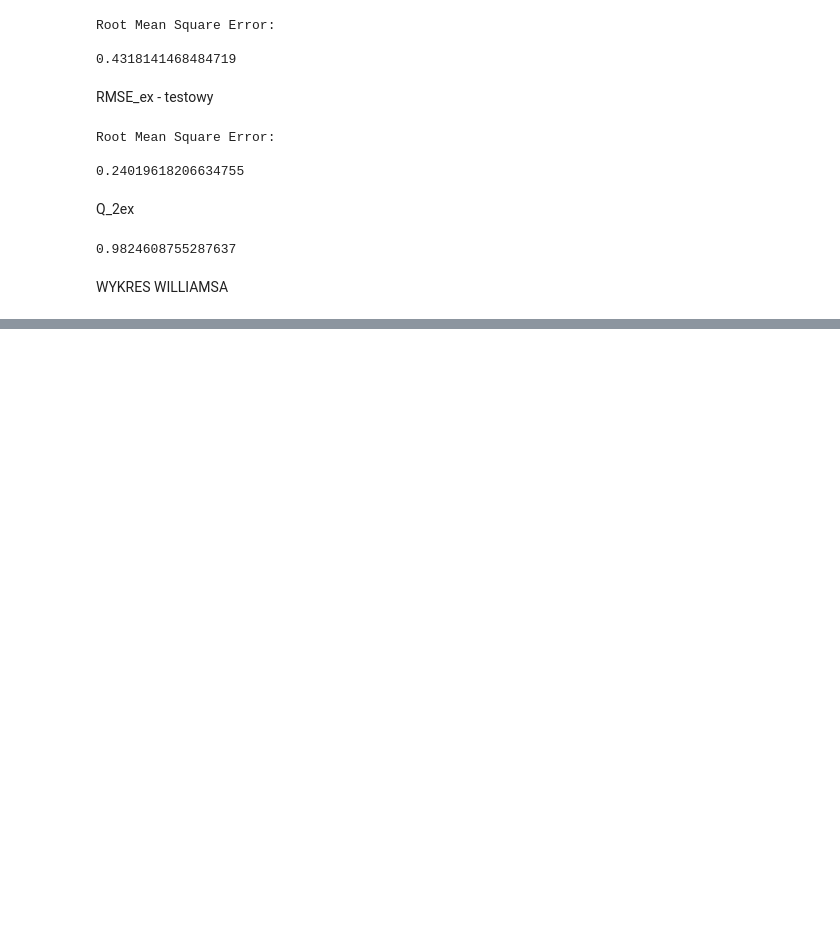
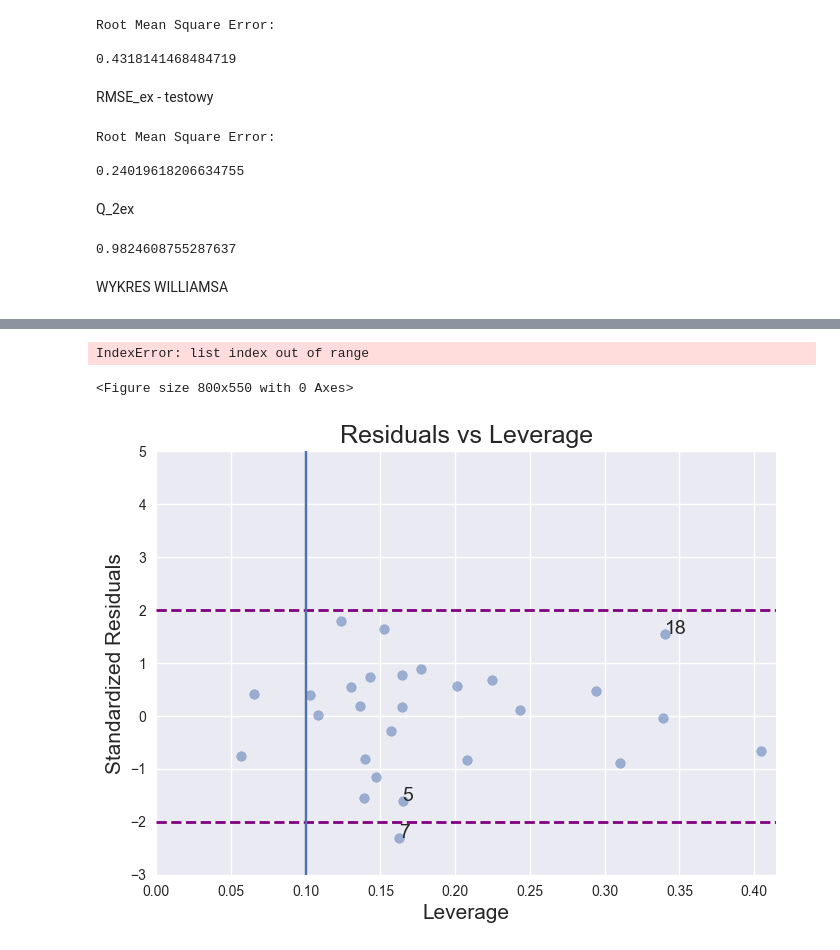
Before and after one commit to Miczel00/machine-learning, a Jupyter notebook: zaj1/main.ipynb, the cells around one changed output, grey strips where cells are left out. Saved outputs shown, nothing was run; the diff lists cells and outputs as text; code cells hidden in the pictures; blank space fills up the shorter version.

```diff
--- a/zaj1/main.ipynb
+++ b/zaj1/main.ipynb
@@ -159,0 +186,16 @@ NameError: name 'logKCTAB' is not defined
+# %%
+treningowe = dane_leki[dane_leki['Zbiór']=='t']
+# %%
+X_ols = treningowe[["logKCTAB","CATS3D_00_DD",'CATS3D_09_AL','CATS3D_00_AA']]
+Y_ols = treningowe[['logK HSA']]
+# %%
+X = X_ols
+y = Y_ols
+
+
+# generate OLS model
+model = sm.OLS(y, sm.add_constant(X))
+model_fit = model.fit()
+
+# create dataframe from X, y for easier plot handling
+dataframe = pd.concat([X, y], axis=1)
@@ -159,0 +222,54 @@ NameError: name 'logKCTAB' is not defined
+# %%
+# model values
+model_fitted_y = model_fit.fittedvalues
+# model residuals
+model_residuals = model_fit.resid
+# normalized residuals
+model_norm_residuals = model_fit.get_influence().resid_studentized_internal
+# absolute squared normalized residuals
+model_norm_residuals_abs_sqrt = np.sqrt(np.abs(model_norm_residuals))
+# absolute residuals
+model_abs_resid = np.abs(model_residuals)
+# leverage, from statsmodels internals
+model_leverage = model_fit.get_influence().hat_matrix_diag
+# cook's distance, from statsmodels internals
+model_cooks = model_fit.get_influence().cooks_distance[0]
+
+plot_lm_1 = plt.figure()
+# plot_lm_1.axes[0] = sns.residplot(model_fitted_y, dataframe.columns[-1], data=dataframe,
+#                           lowess=True,
+#                           scatter_kws={'alpha': 0.5},
+#                           line_kws={'color': 'red', 'lw': 1, 'alpha': 0.8})
+
+plot_lm_1.axes[0].set_title('Residuals vs Fitted')
+plot_lm_1.axes[0].set_xlabel('Fitted values')
+plot_lm_1.axes[0].set_ylabel('Residuals');
+# %% [output]
+IndexError: list index out of range
+<Figure size 800x550 with 0 Axes>
+# %%
+xs = np.linspace(1, 21, 200)
+plot_lm_4 = plt.figure();
+plt.scatter(model_leverage, model_norm_residuals, alpha=0.5)
+plt.hlines(y=[-2, 0, -2], xmin=[0, 25, 50], xmax=[len(xs)], colors='purple', linestyles='--', lw=2, label='Multiple Lines')
+plt.hlines(y=[2, 0, -2], xmin=[0, 25, 50], xmax=[len(xs)], colors='purple', linestyles='--', lw=2, label='Multiple Lines')
+plt.axvline(x=0.1)
+#sns.regplot(model_leverage, model_norm_residuals,
+#            scatter=False,
+#            ci=False,
+#            lowess=True,
+#            line_kws={'color': 'red', 'lw': 1, 'alpha': 0.8});
+plot_lm_4.axes[0].set_xlim(0, max(model_leverage)+0.01)
+plot_lm_4.axes[0].set_ylim(-3, 5)
+plot_lm_4.axes[0].set_title('Residuals vs Leverage')
+plot_lm_4.axes[0].set_xlabel('Leverage')
+plot_lm_4.axes[0].set_ylabel('Standardized Residuals');
+
+# annotations
+leverage_top_3 = np.flip(np.argsort(model_cooks), 0)[:3]
+for i in leverage_top_3:
+    plot_lm_4.axes[0].annotate(i,
+                               xy=(model_leverage[i],
+                                   model_norm_residuals[i]));
+# %% [output]
+[figure, added]
```
Also changed, not shown: parts of 5 cells of this notebook.
